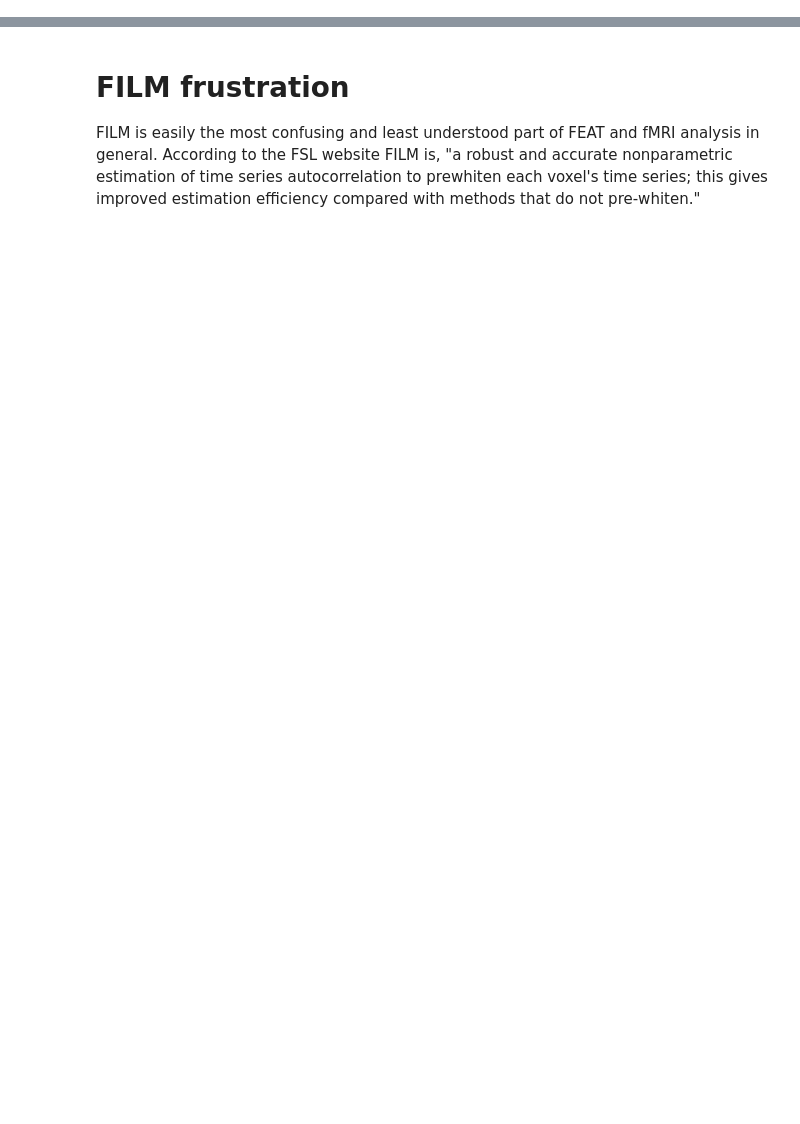
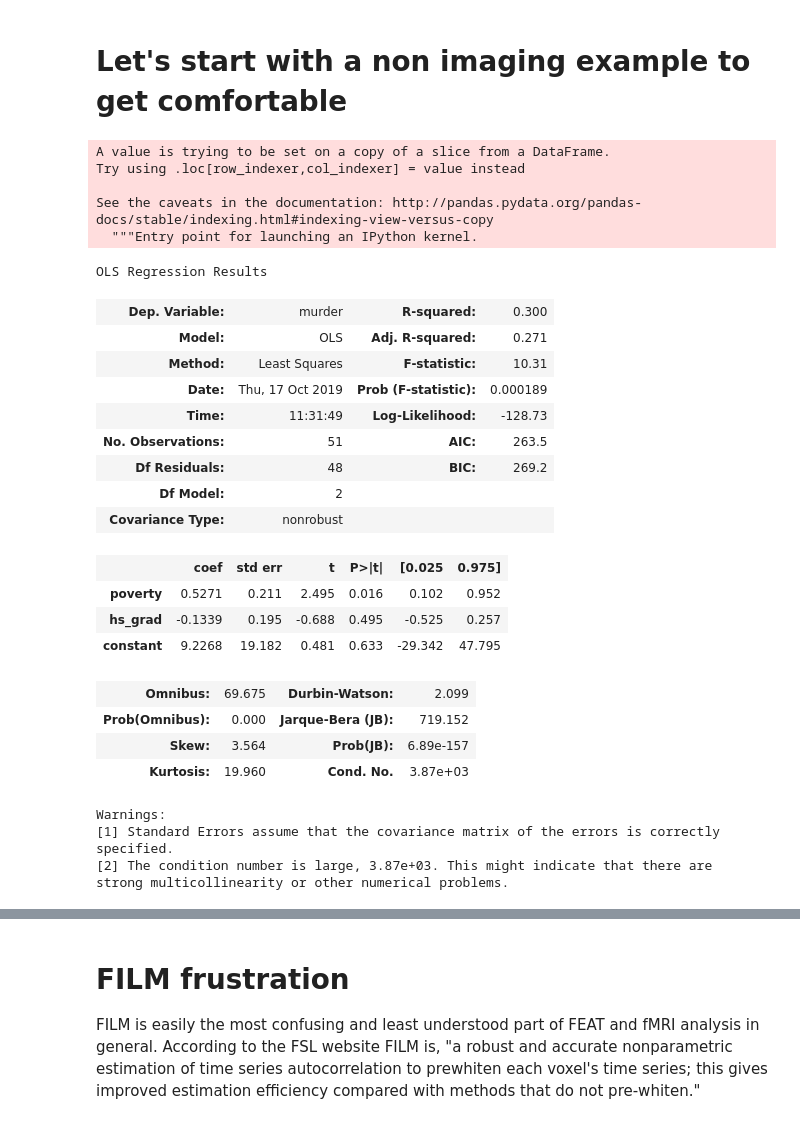
Before and after one commit to grace-shearrer/fMRI_bootcamp2019, a Jupyter notebook: 4dock/notebooks/Stats.ipynb, the cells around one changed output, grey strips where cells are left out. Drawn from its saved outputs; the diff is of its cells as text; code cells hidden in the pictures; blank space fills up the shorter version.

```diff
--- a/4dock/notebooks/Stats.ipynb
+++ b/4dock/notebooks/Stats.ipynb
@@ -0,0 +39,2 @@
+# %% [markdown]
+# Let's start with a non imaging example to get comfortable
@@ -0,0 +52,37 @@
+# %%
+X["constant"] = 1
+y = murder
+model = sm.OLS(y, X)
+results = model.fit()
+predictions = results.predict(X)
+
+# Print out the statistics
+results.summary()
+# %% [output]
+A value is trying to be set on a copy of a slice from a DataFrame.
+Try using .loc[row_indexer,col_indexer] = value instead
+
+See the caveats in the documentation: http://pandas.pydata.org/pandas-docs/stable/indexing.html#indexing-view-versus-copy
+  """Entry point for launching an IPython kernel.
+OLS Regression Results
+| Dep. Variable: | murder | R-squared: | 0.300 |
+| Model: | OLS | Adj. R-squared: | 0.271 |
+| Method: | Least Squares | F-statistic: | 10.31 |
+| Date: | Thu, 17 Oct 2019 | Prob (F-statistic): | 0.000189 |
+| Time: | 11:31:49 | Log-Likelihood: | -128.73 |
+| No. Observations: | 51 | AIC: | 263.5 |
+| Df Residuals: | 48 | BIC: | 269.2 |
+| Df Model: | 2 |  |  |
+| Covariance Type: | nonrobust |  |  |
+|  | coef | std err | t | P>|t| | [0.025 | 0.975] |
+| poverty | 0.5271 | 0.211 | 2.495 | 0.016 | 0.102 | 0.952 |
+| hs_grad | -0.1339 | 0.195 | -0.688 | 0.495 | -0.525 | 0.257 |
+| constant | 9.2268 | 19.182 | 0.481 | 0.633 | -29.342 | 47.795 |
+| Omnibus: | 69.675 | Durbin-Watson: | 2.099 |
+| Prob(Omnibus): | 0.000 | Jarque-Bera (JB): | 719.152 |
+| Skew: | 3.564 | Prob(JB): | 6.89e-157 |
+| Kurtosis: | 19.960 | Cond. No. | 3.87e+03 |
+Warnings:
+[1] Standard Errors assume that the covariance matrix of the errors is correctly specified.
+[2] The condition number is large, 3.87e+03. This might indicate that there are
+strong multicollinearity or other numerical problems.
```
Also changed, not shown: parts of 37 cells of this notebook.
